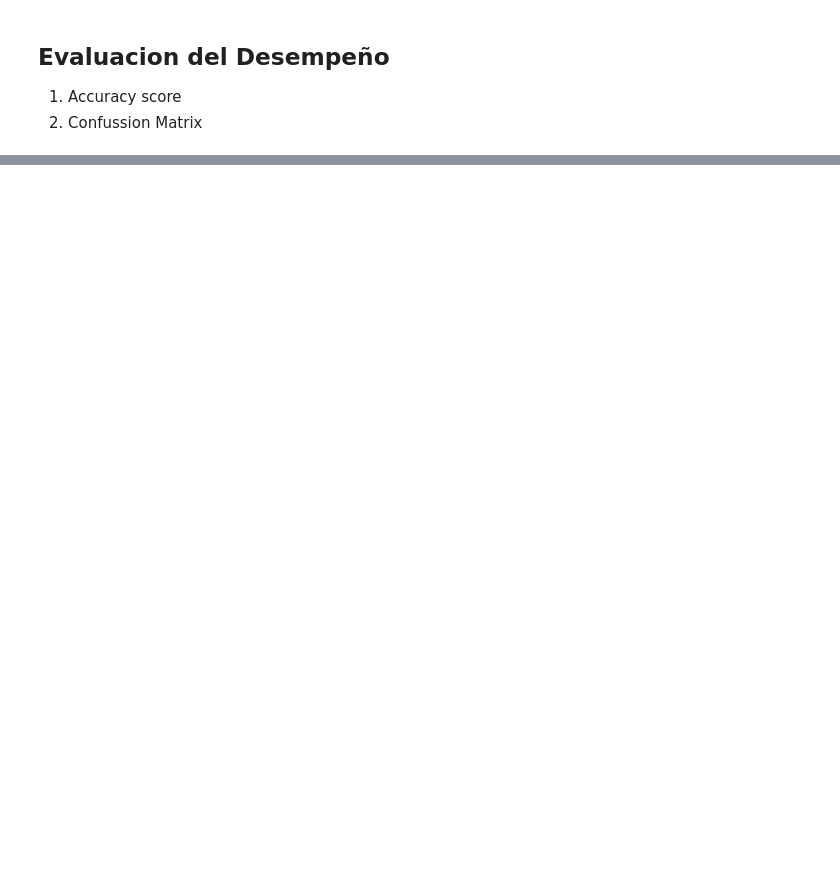
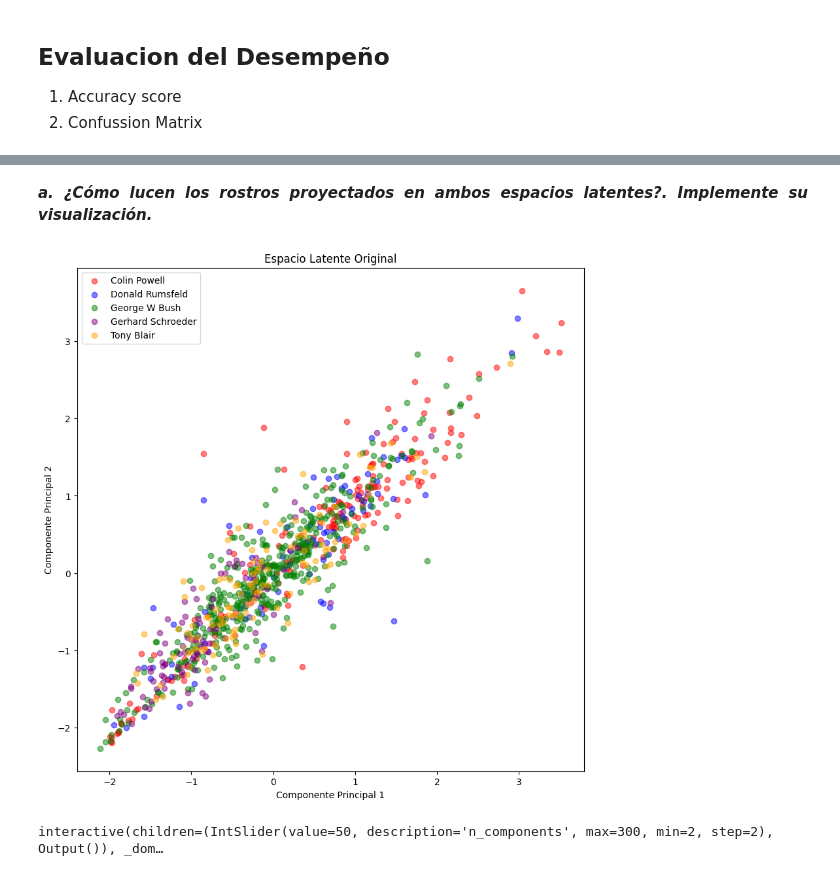
Before and after one commit to ydpajaro/Miniproyecto2, a Jupyter notebook: miniproyecto2.ipynb, the cells around one changed output, grey strips where cells are left out. Saved outputs shown, nothing was run; the diff lists cells and outputs as text; code cells hidden in the pictures; blank space fills up the shorter version.

```diff
--- a/miniproyecto2.ipynb
+++ b/miniproyecto2.ipynb
@@ -230,0 +413,58 @@ from sklearn.decomposition import PCA
+# %% [markdown]
+<div align="justify"><strong><em>a. ¿Cómo lucen los rostros proyectados en ambos espacios latentes?. Implemente su visualización.</em></strong></div>
+# %%
+## Gráfico del espacio latente original
+plt.figure(figsize=(10,10))
+colors = ['red', 'blue', 'green', 'purple', 'orange']
+
+for i, name in enumerate(faces.target_names):
+    plt.scatter(x_train[y_train==i, 0], x_train[y_train==i, 1],
+                color=colors[i], label=name, alpha=0.5)
+
+plt.legend()
+plt.title('Espacio Latente Original')
+plt.xlabel('Componente Principal 1')
+plt.ylabel('Componente Principal 2')
+
+plt.show()
+# %% [output]
+[figure, added]
+# %%
+from ipywidgets import interact, IntSlider
+
+@interact(n_components=IntSlider(min=2, max=300, step=2, value=50))
+def visualize_pca(n_components):
+    # Crear objeto PCA con el número de componentes deseados
+    pca = PCA(n_components=n_components, svd_solver="randomized", whiten=True)
+
+    # Ajustar PCA a los datos de entrenamiento
+    pca.fit(x_train)
+
+    # Transformar los datos de entrenamiento y prueba al espacio de menor dimensión
+    x_train_pca = pca.transform(x_train)
+    x_test_pca = pca.transform(x_test)
+
+    # Entrenar el modelo de Regresión Logística utilizando los datos de entrenamiento
+    model = LogisticRegression(random_state=0, max_iter=2000)
+    model.fit(x_train_pca, y_train)
+
+    #Calcular accuracy del modelo en el conjunto de prueba
+    y_pred = model.predict(x_test_pca)
+    acc = accuracy_score(y_test, y_pred)
+
+    # Imprimir accuracy
+    print("Accuracy: {:.2f}".format(acc))
+
+    # Mostrar gráfico con la proyección PCA de los datos de prueba
+    plt.figure(figsize=(10,6))
+    colors = ['navy', 'turquoise', 'darkorange', 'red', 'purple', 'green', 'yellow', 'black', 'magenta', 'pink']
+    for color, i, target_name in zip(colors, range(len(faces.target_names)), faces.target_names):
+        plt.scatter(x_test_pca[y_test == i, 0], x_test_pca[y_test == i, 1], color=color, alpha=.8, lw=2,
+                    label=target_name)
+    plt.legend(loc='best', shadow=False, scatterpoints=1)
+    plt.title('Espacio Latente PCA (n_components={})'.format(n_components))
+    plt.xlabel('Componente Principal 1')
+    plt.ylabel('Componente Principal 2')
+    plt.show()
+# %% [output]
+interactive(children=(IntSlider(value=50, description='n_components', max=300, min=2, step=2), Output()), _dom…
```
Also changed, not shown: parts of 28 cells of this notebook.
